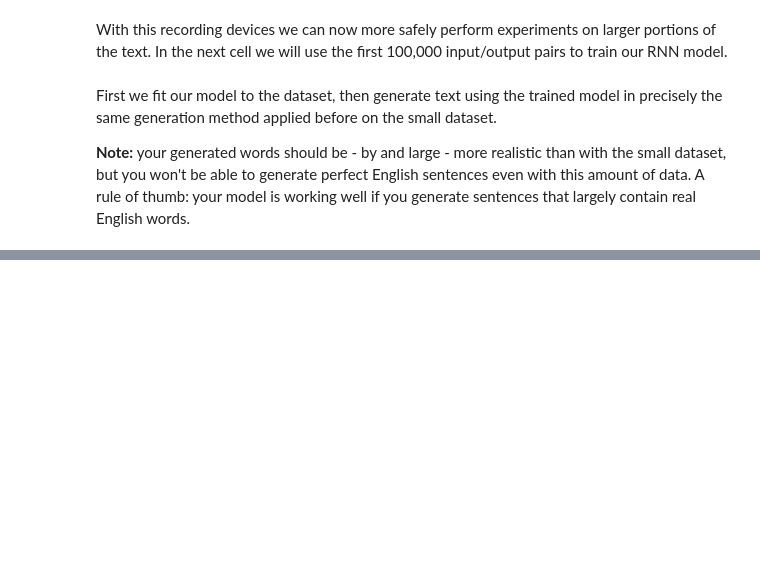
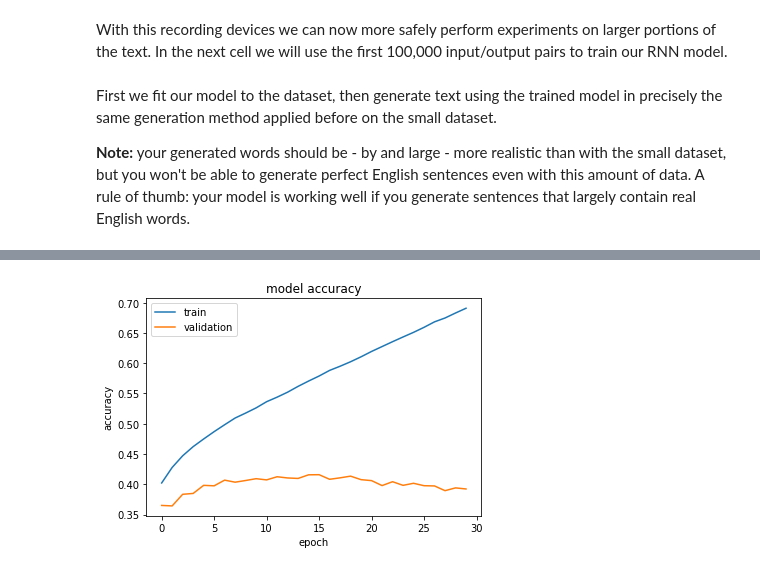
Before and after one commit to aac9095/Time-Series-Prediction-and-Text-Generation, a Jupyter notebook: RNN_project.ipynb, the cells around one changed output, grey strips where cells are left out. Saved outputs shown, nothing was run; the diff lists cells and outputs as text; code cells hidden in the pictures; blank space fills up the shorter version.

```diff
--- a/RNN_project.ipynb
+++ b/RNN_project.ipynb
@@ -759,7 +777,7 @@ y_valid_large = y[training_data:training_data+valid_data]
 #                                verbose=1, save_best_only=True)
 
 # TODO: fit to our larger dataset
-sher_model.fit(Xlarge, ylarge, batch_size=500, epochs=30, verbose=1, validation_data=(X_valid_large, y_valid_large))
+hist = sher_model.fit(Xlarge, ylarge, batch_size=500, epochs=30, verbose=1, validation_data=(X_valid_large, y_valid_large))
 
 # save weights
 sher_model.save_weights('model_weights/best_RNN_large_textdata_weights.hdf5')
@@ -783,0 +802,11 @@ Epoch 30/30
+# %%
+#  "Accuracy"
+plt.plot(hist.history['acc'])
+plt.plot(hist.history['val_acc'])
+plt.title('model accuracy')
+plt.ylabel('accuracy')
+plt.xlabel('epoch')
+plt.legend(['train', 'validation'], loc='upper left')
+plt.show()
+# %% [output]
+[figure, added]
```
Also changed, not shown: parts of 12 cells of this notebook, 3 other files.
